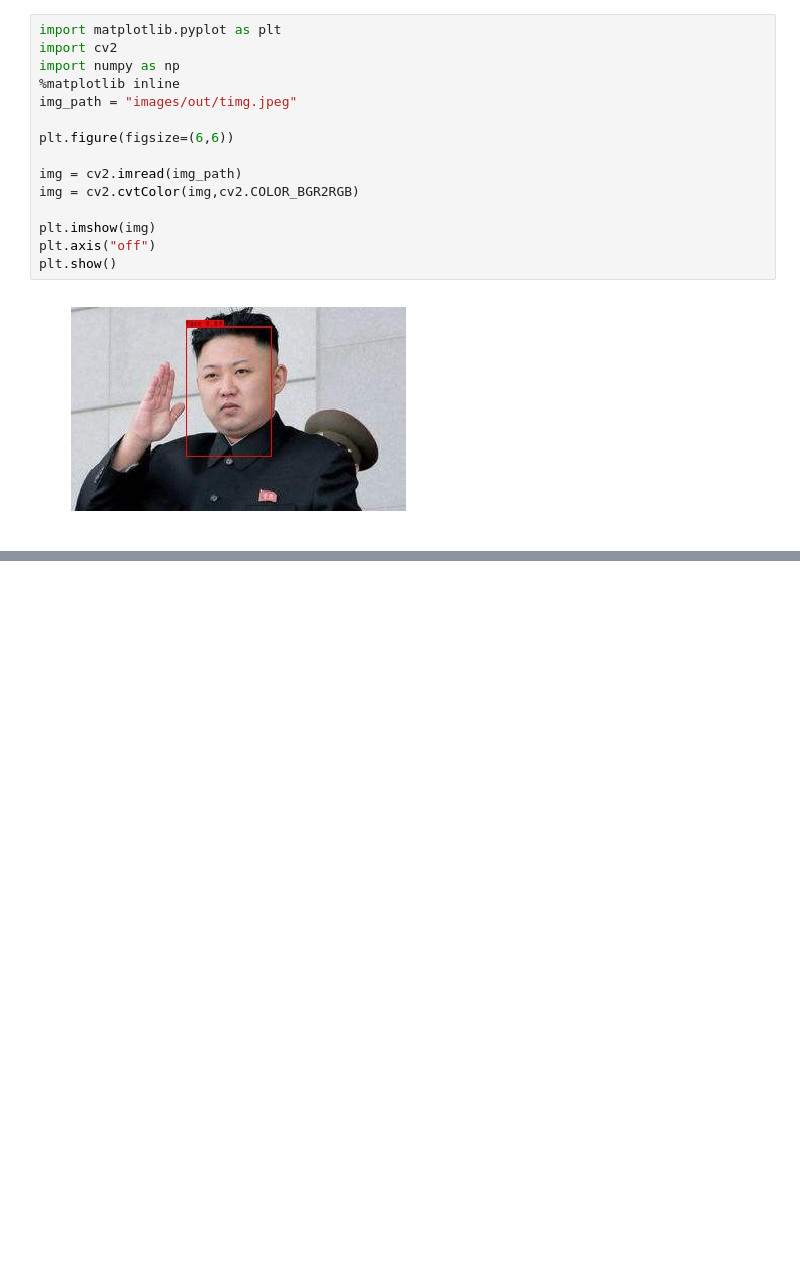
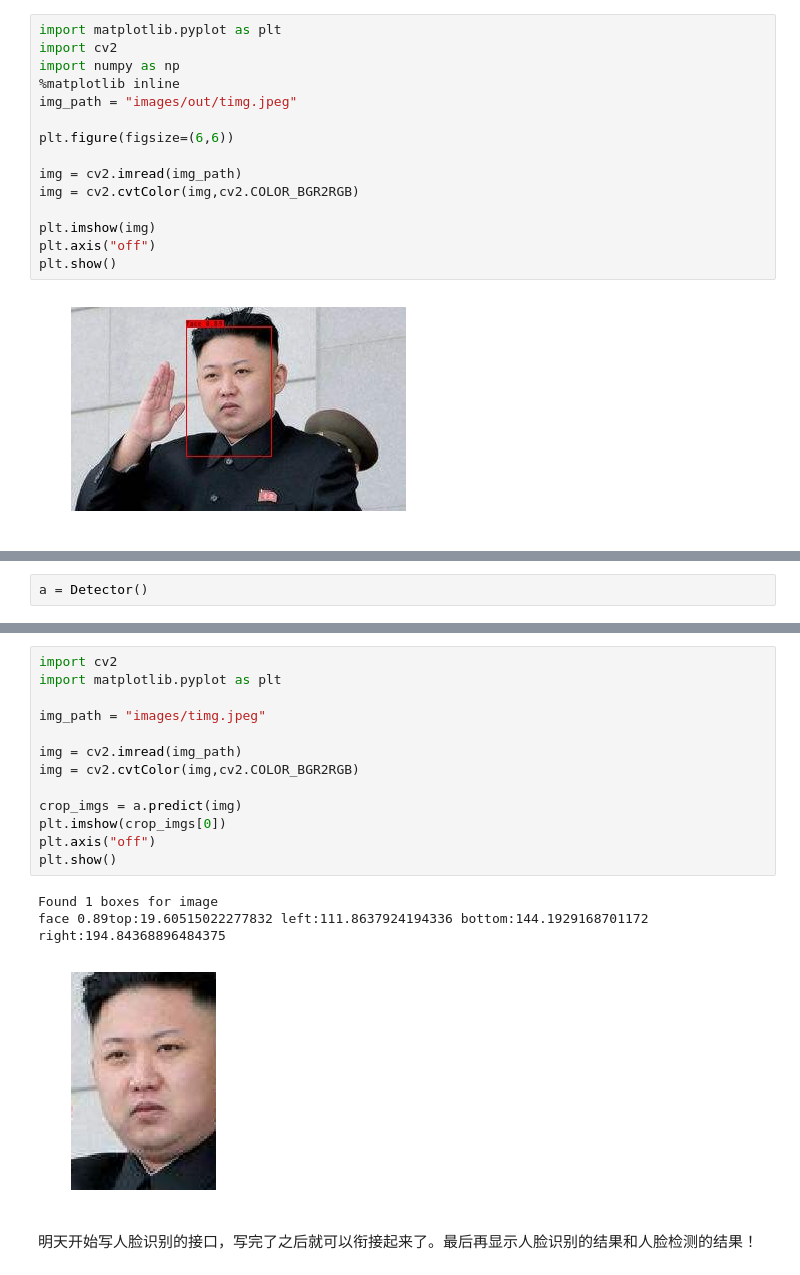
Before and after one commit to rikichou/yolo, a Jupyter notebook: YOLO_face_detection_and_recognition_3--YAD2K.ipynb, the cells around one changed output, grey strips where cells are left out. Drawn from its saved outputs; the diff is of its cells as text; blank space fills up the shorter version.

```diff
--- a/YOLO_face_detection_and_recognition_3--YAD2K.ipynb
+++ b/YOLO_face_detection_and_recognition_3--YAD2K.ipynb
@@ -89,0 +413,2 @@ plt.show()
+# %%
+a = Detector()
@@ -89,0 +433,19 @@ plt.show()
+# %%
+import cv2
+import matplotlib.pyplot as plt
+
+img_path = "images/timg.jpeg"
+
+img = cv2.imread(img_path)
+img = cv2.cvtColor(img,cv2.COLOR_BGR2RGB)
+
+crop_imgs = a.predict(img)
+plt.imshow(crop_imgs[0])
+plt.axis("off")
+plt.show()
+# %% [output]
+Found 1 boxes for image
+face 0.89top:19.60515022277832 left:111.8637924194336 bottom:144.1929168701172 right:194.84368896484375
+[figure, added]
+# %% [markdown]
+明天开始写人脸识别的接口，写完了之后就可以衔接起来了。最后再显示人脸识别的结果和人脸检测的结果！
```
Also changed, not shown: parts of 4 cells of this notebook, 1 other file.
